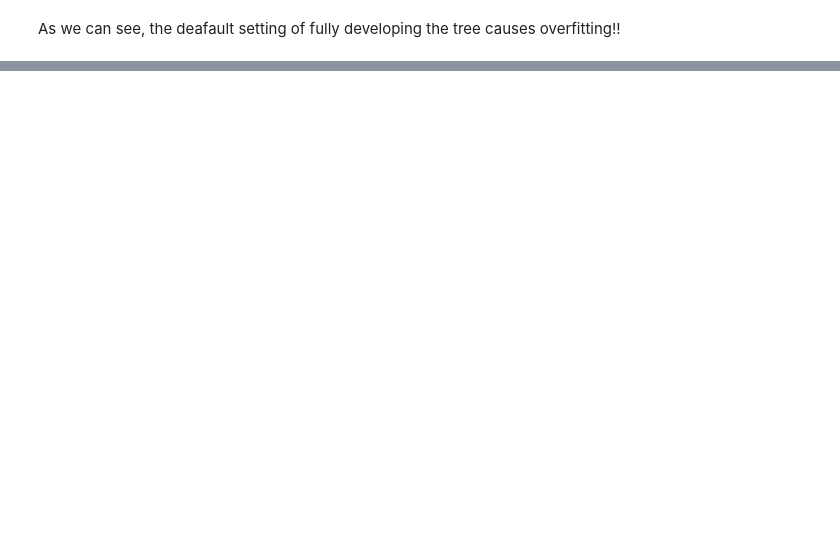
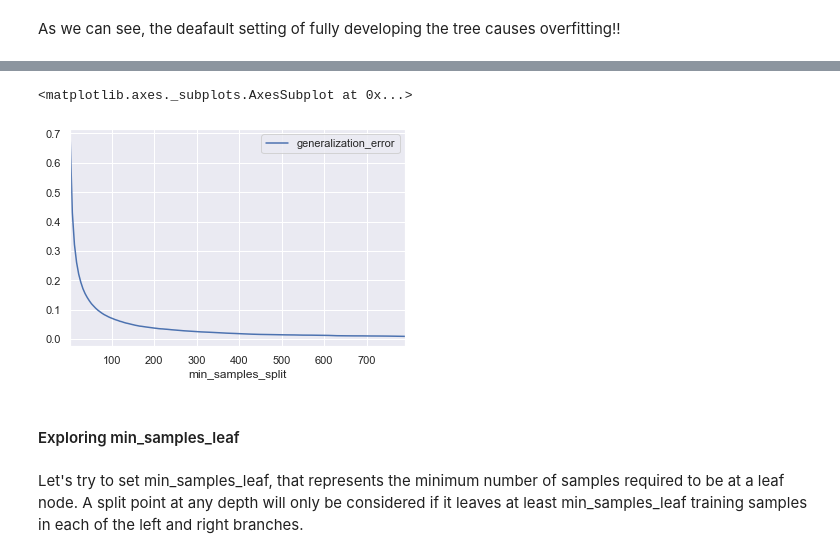
Before and after one commit to angelaiallonardi/SF-Crime-Multiclass-Classification, a Jupyter notebook: San Francisco Crime.ipynb, the cells around one changed output, grey strips where cells are left out. Saved outputs shown, nothing was run; the diff lists cells and outputs as text; code cells hidden in the pictures; blank space fills up the shorter version.

```diff
--- a/San Francisco Crime.ipynb
+++ b/San Francisco Crime.ipynb
@@ -528,0 +555,10 @@ my_df.plot(x='max_depth')
+# %%
+my_df['generalization_error'] = my_df['Train accuracy'] - my_df['Validation accuracy']
+my_df[['generalization_error','min_samples_split']].plot(x='min_samples_split')
+# %% [output]
+<matplotlib.axes._subplots.AxesSubplot at 0x...>
+[figure, added]
+# %% [markdown]
+#### Exploring min_samples_leaf
+# %% [markdown]
+Let's try to set min_samples_leaf, that represents the minimum number of samples required to be at a leaf node. A split point at any depth will only be considered if it leaves at least min_samples_leaf training samples in each of the left and right branches.
```
Also changed, not shown: parts of 19 cells of this notebook.
